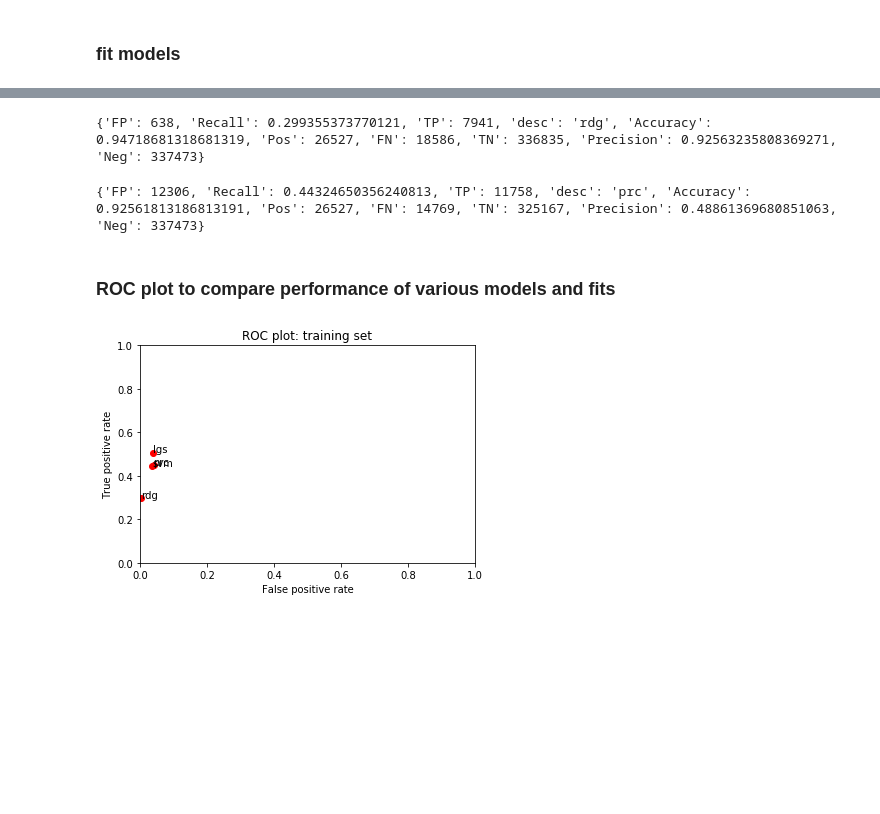
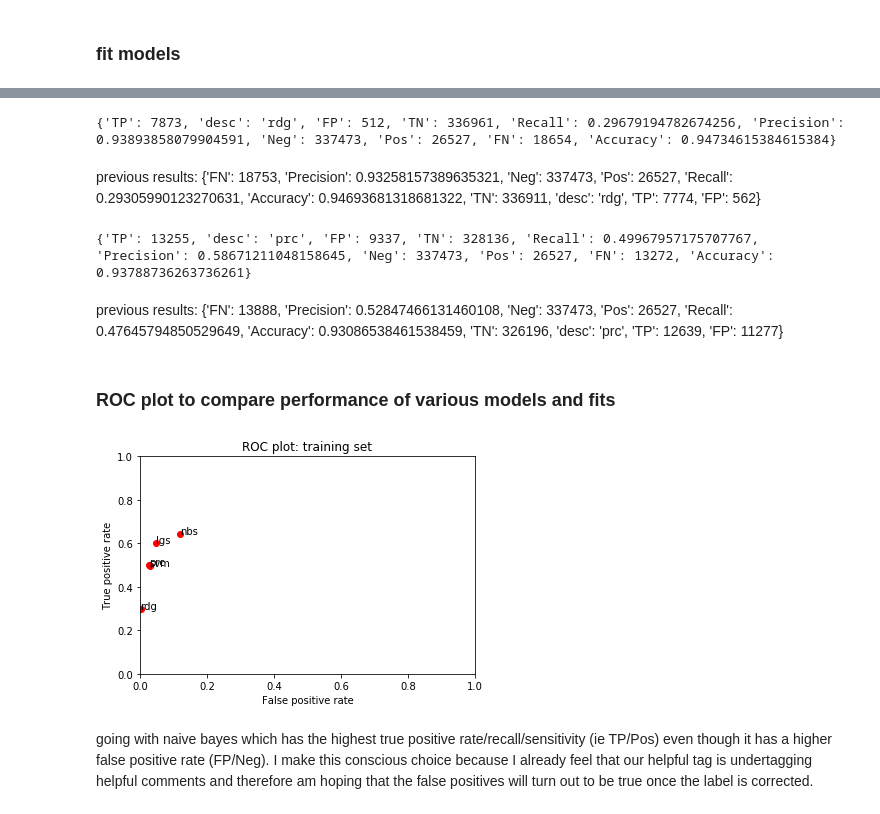
Before and after one commit to auchers/ml, a Jupyter notebook: week06/_01_train.ipynb, the cells around one changed output, grey strips where cells are left out. Saved outputs shown, nothing was run; the diff lists cells and outputs as text; code cells hidden in the pictures; blank space fills up the shorter version.

```diff
--- a/week06/_01_train.ipynb
+++ b/week06/_01_train.ipynb
@@ -40,0 +47,3 @@ print(amazon['helpful'].mean())
+# %%
+featurePrepTest = amazon
+featurePrepTest.shape
@@ -40,0 +52,2 @@ print(amazon['helpful'].mean())
+# %%
+featurePreparer = AmazonReviewFeaturePrep(featurePrepTest)
@@ -40,0 +74,2 @@ print(amazon['helpful'].mean())
+# %%
+X = featurePreparer.X
@@ -222,8 +228,8 @@ print(X_matrix.shape) # added two columns to previous shape
 # feature scaling
 from sklearn.preprocessing import StandardScaler
 sc = StandardScaler(with_mean=False)
-X = sc.fit_transform(X_matrix) # get all features on the same scale
-print(X.shape)
+# X = sc.fit_transform(X_matrix) # get all features on the same scale
+# print(X.shape)
 
 joblib.dump(sc, 'sc.pkl') # pickle
 # %% [output]
@@ -288,7 +300,9 @@ rdg_performance.compute_measures()
 print(rdg_performance.performance_measures)
 # lowest false positives
 # %% [output]
-{'FP': 638, 'Recall': 0.299355373770121, 'TP': 7941, 'desc': 'rdg', 'Accuracy': 0.94718681318681319, 'Pos': 26527, 'FN': 18586, 'TN': 336835, 'Precision': 0.92563235808369271, 'Neg': 337473}
+{'TP': 7873, 'desc': 'rdg', 'FP': 512, 'TN': 336961, 'Recall': 0.29679194782674256, 'Precision': 0.93893858079904591, 'Neg': 337473, 'Pos': 26527, 'FN': 18654, 'Accuracy': 0.94734615384615384}
+# %% [markdown]
+previous results: {'FN': 18753, 'Precision': 0.93258157389635321, 'Neg': 337473, 'Pos': 26527, 'Recall': 0.29305990123270631, 'Accuracy': 0.94693681318681322, 'TN': 336911, 'desc': 'rdg', 'TP': 7774, 'FP': 562}
 # %%
 # MODEL: Perceptron
 from sklearn import linear_model
@@ -300,22 +314,26 @@ prc_performance = BinaryClassificationPerformance(prc.predict(X), y, 'prc')
 prc_performance.compute_measures()
 print(prc_performance.performance_measures)
 # %% [output]
-{'FP': 12306, 'Recall': 0.44324650356240813, 'TP': 11758, 'desc': 'prc', 'Accuracy': 0.92561813186813191, 'Pos': 26527, 'FN': 14769, 'TN': 325167, 'Precision': 0.48861369680851063, 'Neg': 337473}
+{'TP': 13255, 'desc': 'prc', 'FP': 9337, 'TN': 328136, 'Recall': 0.49967957175707767, 'Precision': 0.58671211048158645, 'Neg': 337473, 'Pos': 26527, 'FN': 13272, 'Accuracy': 0.93788736263736261}
+# %% [markdown]
+previous results: {'FN': 13888, 'Precision': 0.52847466131460108, 'Neg': 337473, 'Pos': 26527, 'Recall': 0.47645794850529649, 'Accuracy': 0.93086538461538459, 'TN': 326196, 'desc': 'prc', 'TP': 12639, 'FP': 11277}
 # %% [markdown]
 ### ROC plot to compare performance of various models and fits
 # %%
-#fits = [svm_performance, lgs_performance, nbs_performance, rdg_performance, prc_performance]
-fits = [svm_performance, lgs_performance, rdg_performance, prc_performance]
+fits = [svm_performance, lgs_performance, nbs_performance, rdg_performance, prc_performance]
+# fits = [svm_performance, lgs_performance, rdg_performance, prc_performance]
 
 for fit in fits:
     plt.plot(fit.performance_measures['FP'] / fit.performance_measures['Neg'],
              fit.performance_measures['TP'] / fit.performance_measures['Pos'], 'ro')
     plt.text(fit.performance_measures['FP'] / fit.performance_measures['Neg'],
              fit.performance_measures['TP'] / fit.performance_measures['Pos'], fit.desc)
 plt.axis([0, 1, 0, 1])
 plt.title('ROC plot: training set')
 plt.xlabel('False positive rate')
 plt.ylabel('True positive rate')
 plt.show()
 # %% [output]
-[figure, old version]
+[figure, new version]
+# %% [markdown]
+going with naive bayes which has the highest true positive rate/recall/sensitivity (ie TP/Pos) even though it has a higher false positive rate (FP/Neg). I make this conscious choice because I already feel that our helpful tag is undertagging helpful comments and therefore am hoping that the false positives will turn out to be true once the label is corrected.
```
Also changed, not shown: parts of 18 cells of this notebook, 22 other files.
